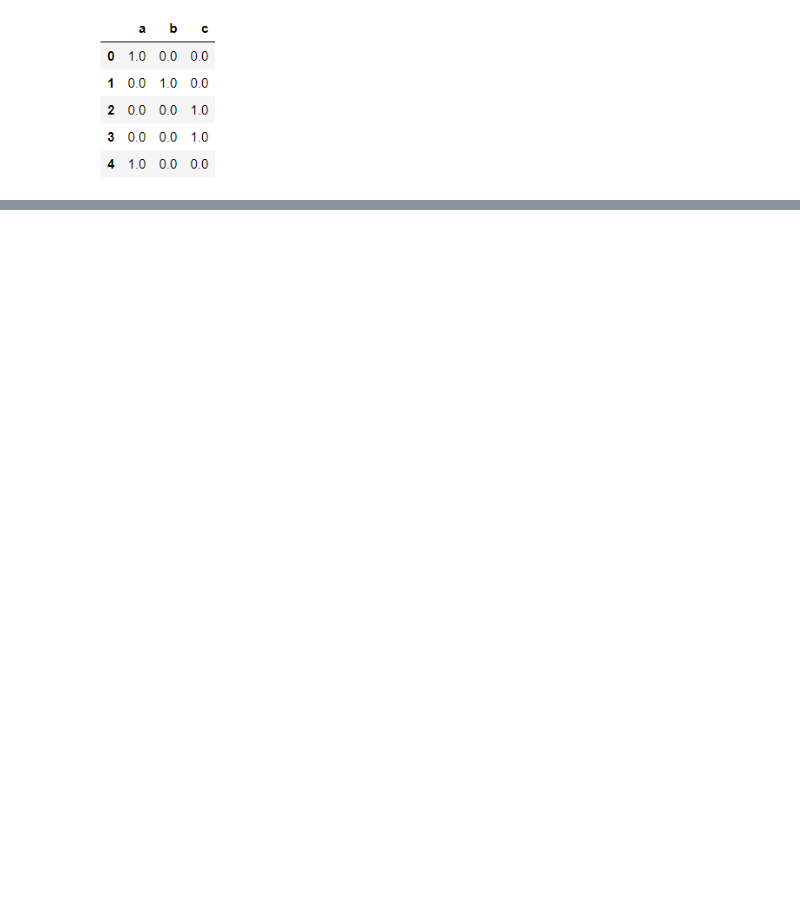
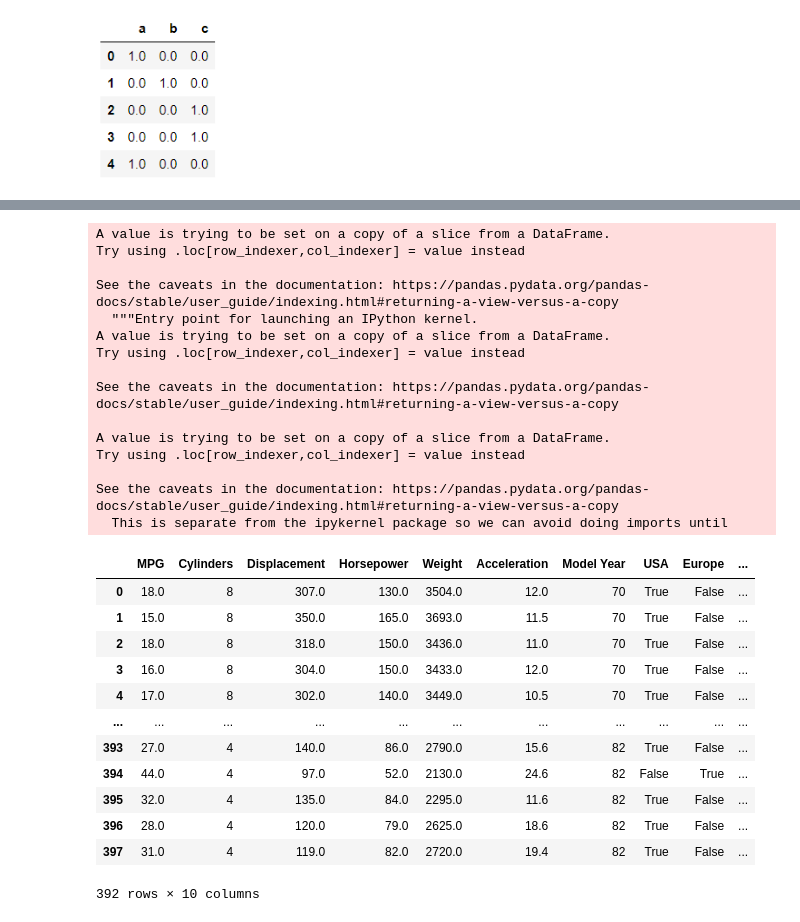
Before and after one commit to tenjumh/Tensorflow_Keras_Tutorial, a Jupyter notebook: Predict Car Fuel efficiency .ipynb, the cells around one changed output, grey strips where cells are left out. Cells and saved outputs as stored; diff of their text form; code cells hidden in the pictures; blank space fills up the shorter version.

```diff
--- a/Predict Car Fuel efficiency .ipynb
+++ b/Predict Car Fuel efficiency .ipynb
@@ -114,0 +134,34 @@ dataF
+# %%
+dataset['USA'] = (origin == 1)
+dataset['Europe'] = (origin == 2)
+dataset['Japan'] = (origin == 3)
+dataset
+# %% [output]
+A value is trying to be set on a copy of a slice from a DataFrame.
+Try using .loc[row_indexer,col_indexer] = value instead
+
+See the caveats in the documentation: https://pandas.pydata.org/pandas-docs/stable/user_guide/indexing.html#returning-a-view-versus-a-copy
+  """Entry point for launching an IPython kernel.
+A value is trying to be set on a copy of a slice from a DataFrame.
+Try using .loc[row_indexer,col_indexer] = value instead
+
+See the caveats in the documentation: https://pandas.pydata.org/pandas-docs/stable/user_guide/indexing.html#returning-a-view-versus-a-copy
+
+A value is trying to be set on a copy of a slice from a DataFrame.
+Try using .loc[row_indexer,col_indexer] = value instead
+
+See the caveats in the documentation: https://pandas.pydata.org/pandas-docs/stable/user_guide/indexing.html#returning-a-view-versus-a-copy
+  This is separate from the ipykernel package so we can avoid doing imports until
+|  | MPG | Cylinders | Displacement | Horsepower | Weight | Acceleration | Model Year | USA | Europe | ... |
+| 0 | 18.0 | 8 | 307.0 | 130.0 | 3504.0 | 12.0 | 70 | True | False | ... |
+| 1 | 15.0 | 8 | 350.0 | 165.0 | 3693.0 | 11.5 | 70 | True | False | ... |
+| 2 | 18.0 | 8 | 318.0 | 150.0 | 3436.0 | 11.0 | 70 | True | False | ... |
+| 3 | 16.0 | 8 | 304.0 | 150.0 | 3433.0 | 12.0 | 70 | True | False | ... |
+| 4 | 17.0 | 8 | 302.0 | 140.0 | 3449.0 | 10.5 | 70 | True | False | ... |
+| ... | ... | ... | ... | ... | ... | ... | ... | ... | ... | ... |
+| 393 | 27.0 | 4 | 140.0 | 86.0 | 2790.0 | 15.6 | 82 | True | False | ... |
+| 394 | 44.0 | 4 | 97.0 | 52.0 | 2130.0 | 24.6 | 82 | False | True | ... |
+| 395 | 32.0 | 4 | 135.0 | 84.0 | 2295.0 | 11.6 | 82 | True | False | ... |
+| 396 | 28.0 | 4 | 120.0 | 79.0 | 2625.0 | 18.6 | 82 | True | False | ... |
+| 397 | 31.0 | 4 | 119.0 | 82.0 | 2720.0 | 19.4 | 82 | True | False | ... |
+392 rows × 10 columns
```
Also changed, not shown: parts of 30 cells of this notebook.
